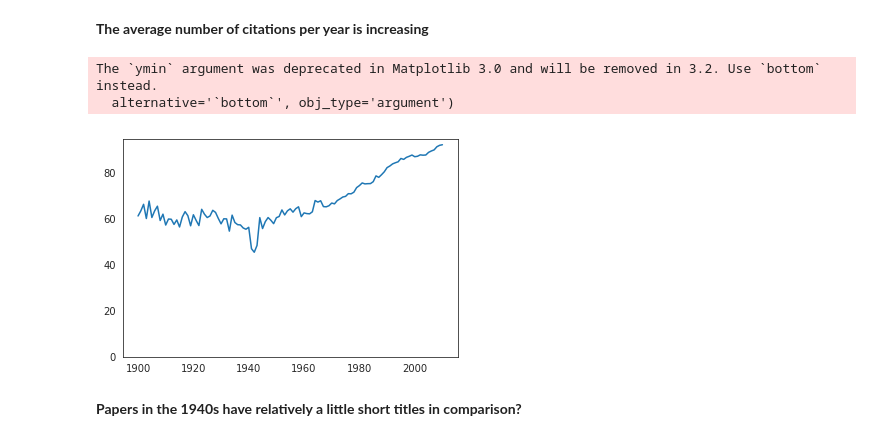
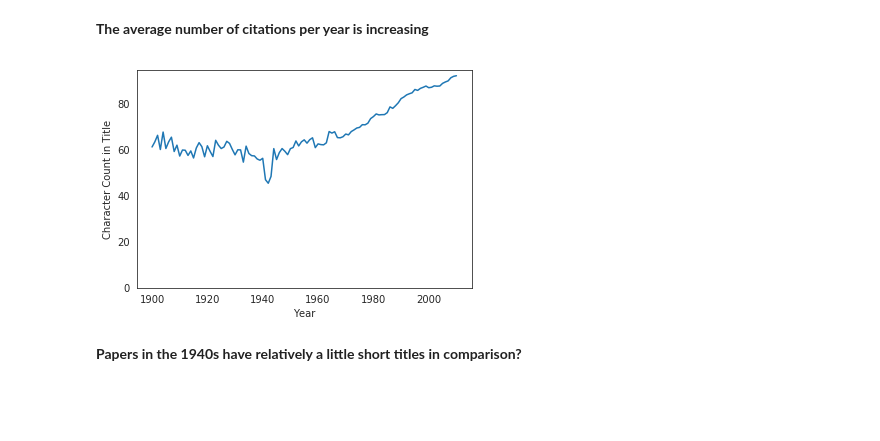
Before and after one commit to srjit/science-of-genius-title-impact, a Jupyter notebook: src/data-exploration/1. eda-part1.ipynb, the cells around one changed output. Drawn from its saved outputs; the diff is of its cells as text; code cells hidden in the pictures; blank space fills up the shorter version.

```diff
--- a/src/data-exploration/1. eda-part1.ipynb
+++ b/src/data-exploration/1. eda-part1.ipynb
@@ -64,25 +66,15 @@ __The average number of citations per year is increasing__
 # %%
 # How is the yearly variation of average character count in titles? - no clean up, everything including punctuations
 # are considered
-
-def get_length(s):
-    len_s = 0
-    try:
-        len_s = len(s)
-    except:
-        pass
-    return len_s
-
-data['character_count'] = data['Title'].progress_apply(lambda x: get_length(x))
-
+data['character_count'] = data['Title'].progress_apply(lambda x: len(x))
 average_character_count_groupedby_year = data.groupby('PubYear_x', as_index=False)['character_count'].mean()
 plt.plot(average_character_count_groupedby_year['PubYear_x'],
          average_character_count_groupedby_year['character_count'])
 plt.ylim(ymin=0)
+plt.xlabel("Year")
+plt.ylabel("Character Count in Title")
 plt.show()
 # %% [output]
-The `ymin` argument was deprecated in Matplotlib 3.0 and will be removed in 3.2. Use `bottom` instead.
-  alternative='`bottom`', obj_type='argument')
-[figure, old version]
+[figure, new version]
 # %% [markdown]
 __Papers in the 1940s have relatively a little short titles in comparison?__
```
Also changed, not shown: parts of 9 cells of this notebook, 2 other files.
